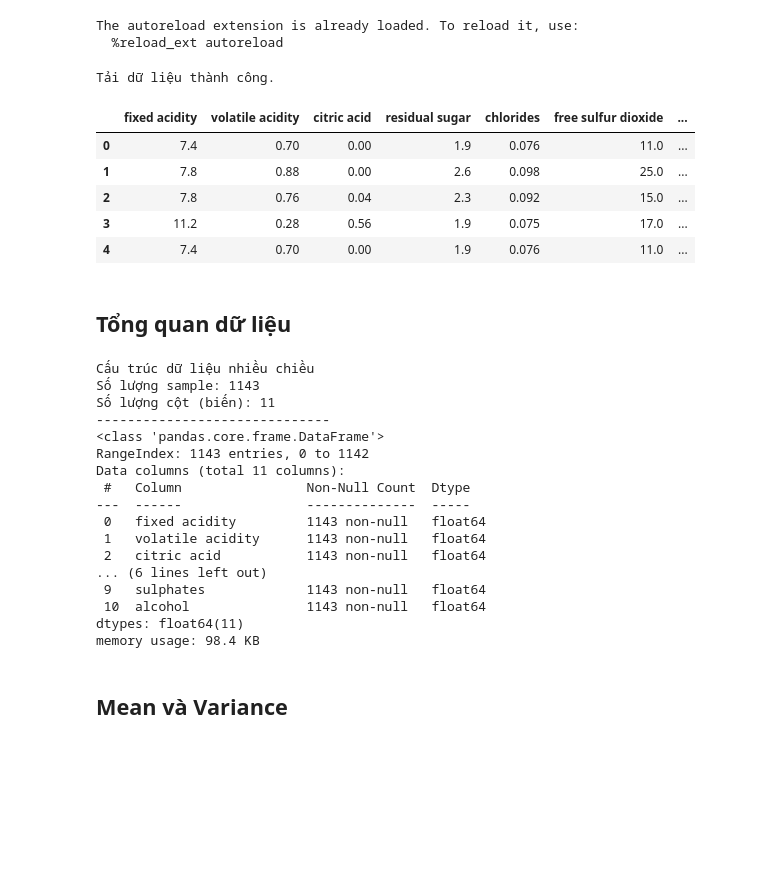
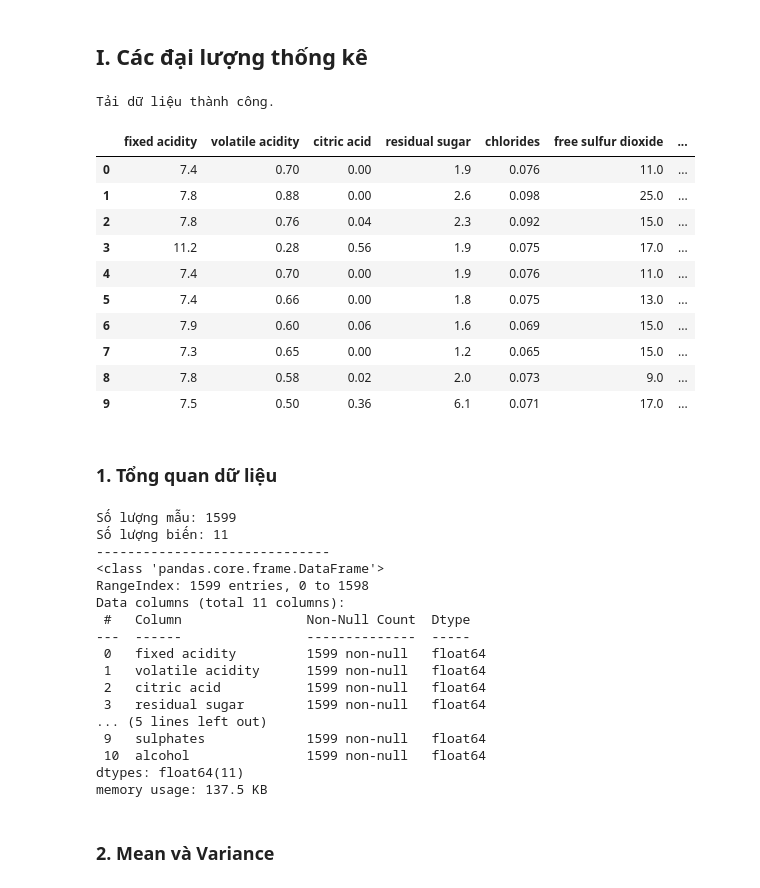
Before and after one commit to ducan0206/Multivariate-Statistical-Analysis, a Jupyter notebook: notebooks/01_descriptive_stats.ipynb, the cells around one changed output. Saved outputs shown, nothing was run; the diff lists cells and outputs as text; code cells hidden in the pictures; blank space fills up the shorter version.

```diff
--- a/notebooks/01_descriptive_stats.ipynb
+++ b/notebooks/01_descriptive_stats.ipynb
@@ -7,4 +47,7 @@
+# %% [markdown]
+## I. Các đại lượng thống kê
 # %%
+# Nhập các thư viện cần thiết cho việc xử lý dữ liệu và trực quan hóa
 import pandas as pd
 import numpy as np
 import matplotlib.pyplot as plt
@@ -12,61 +55,69 @@ import seaborn as sns
 import sys
 import os
 
+# Thêm thư mục gốc vào path để có thể import các module từ thư mục source
 sys.path.append(os.path.abspath(".."))
 from source import (
     mean, variance, standard_deviation, covariance, correlation,
-    distribution, dot_diagram, scatter_plot
+    distribution, dot_diagram, scatter_plot, box_plot
 )
 
+# Cấu hình style cho biểu đồ bằng Seaborn
 sns.set_style("whitegrid")
 
+# Tự động nạp lại các module khi có thay đổi trong mã nguồn
 %reload_ext autoreload
 %autoreload 2
-# %% [output]
-The autoreload extension is already loaded. To reload it, use:
-  %reload_ext autoreload
 # %%
 try:
-    df = pd.read_csv("../data/WineQT.csv")
-    features = df.drop(columns=["quality", "Id"])
+    # Đọc dữ liệu từ file CSV, ngăn cách bởi dấu chấm phẩy ';'
+    df = pd.read_csv("../data/winequality-red.csv", sep=';')
+    # Tách riêng các biến đặc trưng bằng cách loại bỏ cột mục tiêu 'quality'
+    features = df.drop(columns=["quality"])
     print("Tải dữ liệu thành công.")
 except FileNotFoundError:
     print("Không tìm thấy file dữ liệu. Vui lòng kiểm tra lại đường dẫn.")
 
-df.head()
+# Hiển thị 10 dòng đầu tiên để kiểm tra cấu trúc dữ liệu
+df.head(10)
 # %% [output]
 Tải dữ liệu thành công.
 |  | fixed acidity | volatile acidity | citric acid | residual sugar | chlorides | free sulfur dioxide | ... |
 | 0 | 7.4 | 0.70 | 0.00 | 1.9 | 0.076 | 11.0 | ... |
 | 1 | 7.8 | 0.88 | 0.00 | 2.6 | 0.098 | 25.0 | ... |
 | 2 | 7.8 | 0.76 | 0.04 | 2.3 | 0.092 | 15.0 | ... |
 | 3 | 11.2 | 0.28 | 0.56 | 1.9 | 0.075 | 17.0 | ... |
 | 4 | 7.4 | 0.70 | 0.00 | 1.9 | 0.076 | 11.0 | ... |
+| 5 | 7.4 | 0.66 | 0.00 | 1.8 | 0.075 | 13.0 | ... |
+| 6 | 7.9 | 0.60 | 0.06 | 1.6 | 0.069 | 15.0 | ... |
+| 7 | 7.3 | 0.65 | 0.00 | 1.2 | 0.065 | 15.0 | ... |
+| 8 | 7.8 | 0.58 | 0.02 | 2.0 | 0.073 | 9.0 | ... |
+| 9 | 7.5 | 0.50 | 0.36 | 6.1 | 0.071 | 17.0 | ... |
 # %% [markdown]
-## Tổng quan dữ liệu
+### 1. Tổng quan dữ liệu
 # %%
-print("Cấu trúc dữ liệu nhiều chiều")
-print(f"Số lượng sample: {df.shape[0]}")
-print(f"Số lượng cột (biến): {features.shape[1]}")
+# In ra kích thước và kiểu dữ liệu của các biến
+print(f"Số lượng mẫu: {df.shape[0]}")
+print(f"Số lượng biến: {features.shape[1]}")
 print("-" * 30)
 features.info()
 # %% [output]
-Cấu trúc dữ liệu nhiều chiều
-Số lượng sample: 1143
-Số lượng cột (biến): 11
+Số lượng mẫu: 1599
+Số lượng biến: 11
 ------------------------------
 <class 'pandas.core.frame.DataFrame'>
-RangeIndex: 1143 entries, 0 to 1142
+RangeIndex: 1599 entries, 0 to 1598
 Data columns (total 11 columns):
  #   Column                Non-Null Count  Dtype
 ---  ------                --------------  -----
- 0   fixed acidity         1143 non-null   float64
- 1   volatile acidity      1143 non-null   float64
- 2   citric acid           1143 non-null   float64
-... (6 lines left out)
- 9   sulphates             1143 non-null   float64
- 10  alcohol               1143 non-null   float64
+ 0   fixed acidity         1599 non-null   float64
+ 1   volatile acidity      1599 non-null   float64
+ 2   citric acid           1599 non-null   float64
+ 3   residual sugar        1599 non-null   float64
+... (5 lines left out)
+ 9   sulphates             1599 non-null   float64
+ 10  alcohol               1599 non-null   float64
 dtypes: float64(11)
-memory usage: 98.4 KB
+memory usage: 137.5 KB
 # %% [markdown]
-## Mean và Variance
+### 2. Mean và Variance
```
Also changed, not shown: parts of 24 cells of this notebook.
